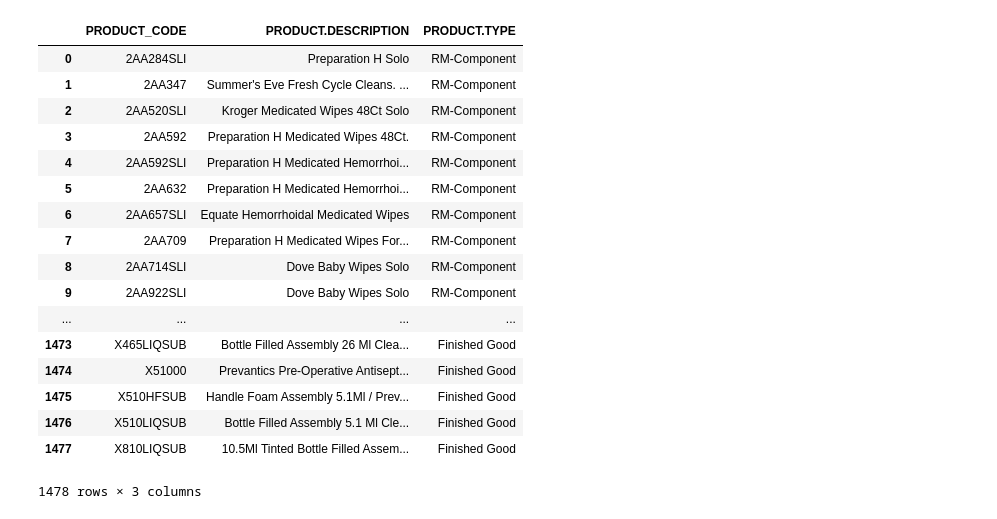
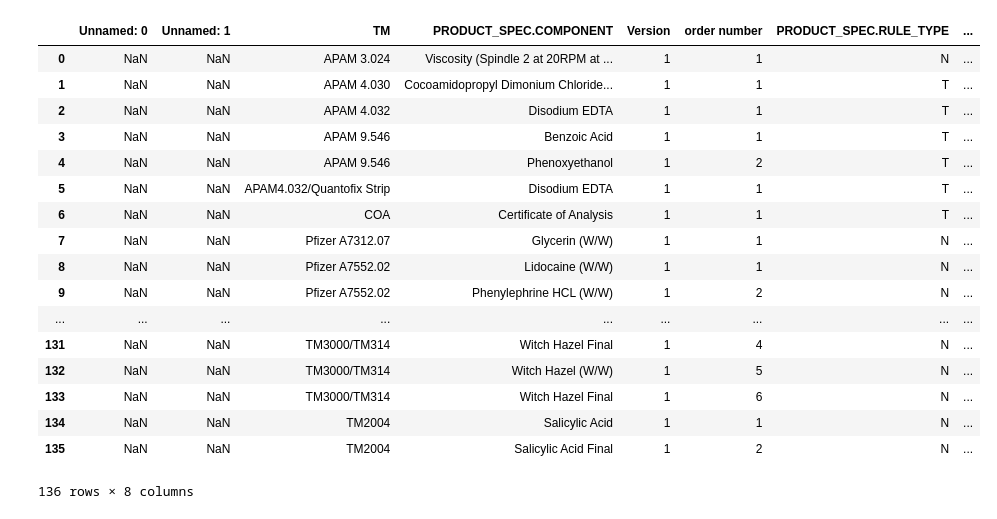
Before and after one commit to matmignin/NoIdle, a Jupyter notebook: scripts/Notebook.ipynb, the cells around one changed output. Drawn from its saved outputs; the diff is of its cells as text; code cells hidden in the pictures.

```diff
--- a/scripts/Notebook.ipynb
+++ b/scripts/Notebook.ipynb
@@ -1,23 +1,23 @@
 # %%
 import pandas as pd
-products = pd.read_excel('ProductSpecs.xlsx', sheet_name='PRODUCT', index_col=None, header=0)
+products = pd.read_excel('ProductSpecs.xlsx', sheet_name='bulkTests', index_col=None, header=0)
 products
 # %% [output]
-|  | PRODUCT_CODE | PRODUCT.DESCRIPTION | PRODUCT.TYPE |
-| 0 | 2AA284SLI | Preparation H Solo | RM-Component |
-| 1 | 2AA347 | Summer's Eve Fresh Cycle Cleans. ... | RM-Component |
-| 2 | 2AA520SLI | Kroger Medicated Wipes 48Ct Solo | RM-Component |
-| 3 | 2AA592 | Preparation H Medicated Wipes 48Ct. | RM-Component |
-| 4 | 2AA592SLI | Preparation H Medicated Hemorrhoi... | RM-Component |
-| 5 | 2AA632 | Preparation H Medicated Hemorrhoi... | RM-Component |
-| 6 | 2AA657SLI | Equate Hemorrhoidal Medicated Wipes | RM-Component |
-| 7 | 2AA709 | Preparation H Medicated Wipes For... | RM-Component |
-| 8 | 2AA714SLI | Dove Baby Wipes Solo | RM-Component |
-| 9 | 2AA922SLI | Dove Baby Wipes Solo | RM-Component |
-| ... | ... | ... | ... |
-| 1473 | X465LIQSUB | Bottle Filled Assembly 26 Ml Clea... | Finished Good |
-| 1474 | X51000 | Prevantics Pre-Operative Antisept... | Finished Good |
-| 1475 | X510HFSUB | Handle Foam Assembly 5.1Ml / Prev... | Finished Good |
-| 1476 | X510LIQSUB | Bottle Filled Assembly 5.1 Ml Cle... | Finished Good |
-| 1477 | X810LIQSUB | 10.5Ml Tinted Bottle Filled Assem... | Finished Good |
+|  | Unnamed: 0 | Unnamed: 1 | TM | PRODUCT_SPEC.COMPONENT | Version | order number | PRODUCT_SPEC.RULE_TYPE | ... |
+| 0 | NaN | NaN | APAM 3.024 | Viscosity (Spindle 2 at 20RPM at ... | 1 | 1 | N | ... |
+| 1 | NaN | NaN | APAM 4.030 | Cocoamidopropyl Dimonium Chloride... | 1 | 1 | T | ... |
+| 2 | NaN | NaN | APAM 4.032 | Disodium EDTA | 1 | 1 | T | ... |
+| 3 | NaN | NaN | APAM 9.546 | Benzoic Acid | 1 | 1 | T | ... |
+| 4 | NaN | NaN | APAM 9.546 | Phenoxyethanol | 1 | 2 | T | ... |
+| 5 | NaN | NaN | APAM4.032/Quantofix Strip | Disodium EDTA | 1 | 1 | T | ... |
+| 6 | NaN | NaN | COA | Certificate of Analysis | 1 | 1 | T | ... |
+| 7 | NaN | NaN | Pfizer A7312.07 | Glycerin (W/W) | 1 | 1 | N | ... |
+| 8 | NaN | NaN | Pfizer A7552.02 | Lidocaine (W/W) | 1 | 1 | N | ... |
+| 9 | NaN | NaN | Pfizer A7552.02 | Phenylephrine HCL (W/W) | 1 | 2 | N | ... |
+| ... | ... | ... | ... | ... | ... | ... | ... | ... |
+| 131 | NaN | NaN | TM3000/TM314 | Witch Hazel Final | 1 | 4 | N | ... |
+| 132 | NaN | NaN | TM3000/TM314 | Witch Hazel (W/W) | 1 | 5 | N | ... |
+| 133 | NaN | NaN | TM3000/TM314 | Witch Hazel Final | 1 | 6 | N | ... |
+| 134 | NaN | NaN | TM2004 | Salicylic Acid | 1 | 1 | N | ... |
+| 135 | NaN | NaN | TM2004 | Salicylic Acid Final | 1 | 2 | N | ... |
-1478 rows × 3 columns
+136 rows × 8 columns
```
Also changed, not shown: parts of 3 cells of this notebook, 11 other files.
